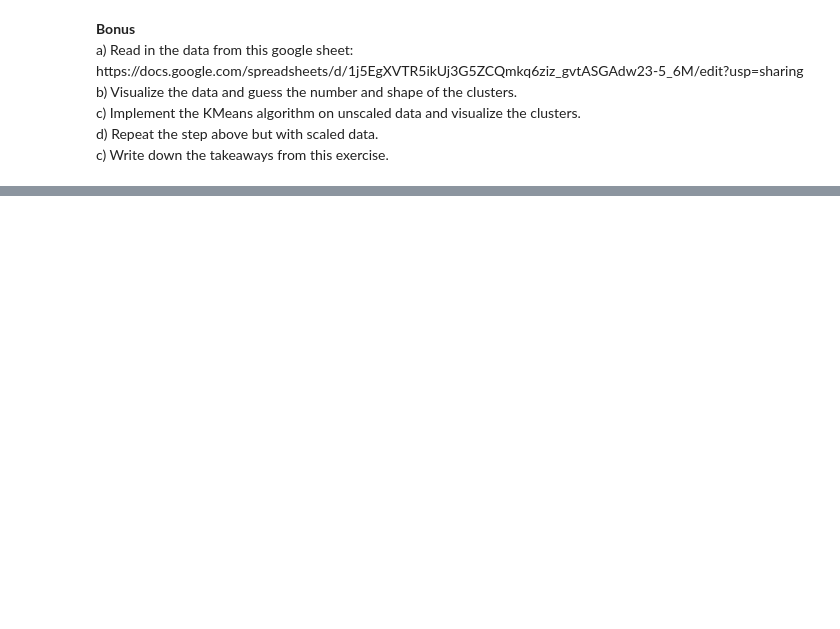
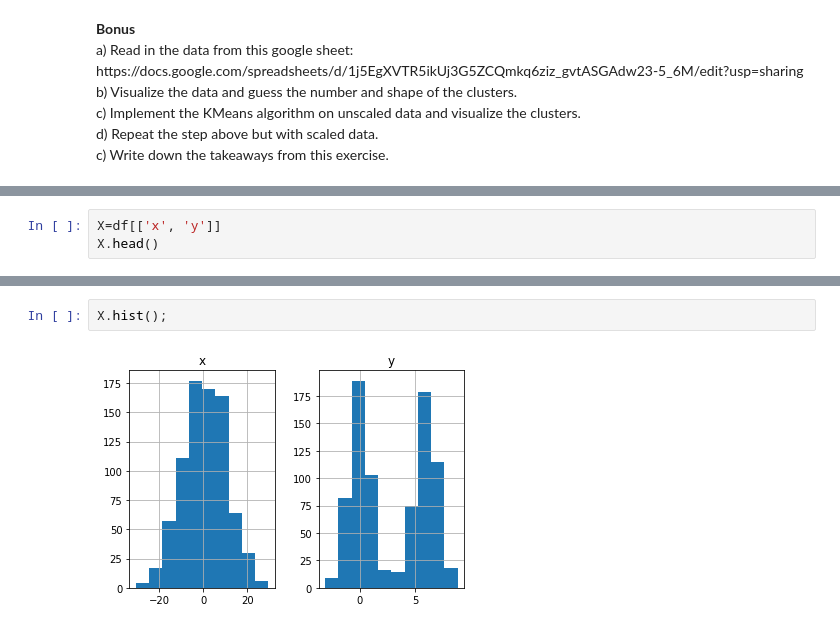
Before and after one commit to Jared-Godar/clustering-exercises, a Jupyter notebook: modeling.ipynb, the cells around one changed output, grey strips where cells are left out. Saved outputs shown, nothing was run; the diff lists cells and outputs as text; blank space fills up the shorter version.

```diff
--- a/modeling.ipynb
+++ b/modeling.ipynb
@@ -750,0 +429,3 @@ c) Write down the takeaways from this exercise.</p>
+# %%
+X=df[['x', 'y']]
+X.head()
@@ -750,0 +440,4 @@ c) Write down the takeaways from this exercise.</p>
+# %%
+X.hist();
+# %% [output]
+[figure, added]
```
Also changed, not shown: parts of 71 cells of this notebook, 1 other file.
